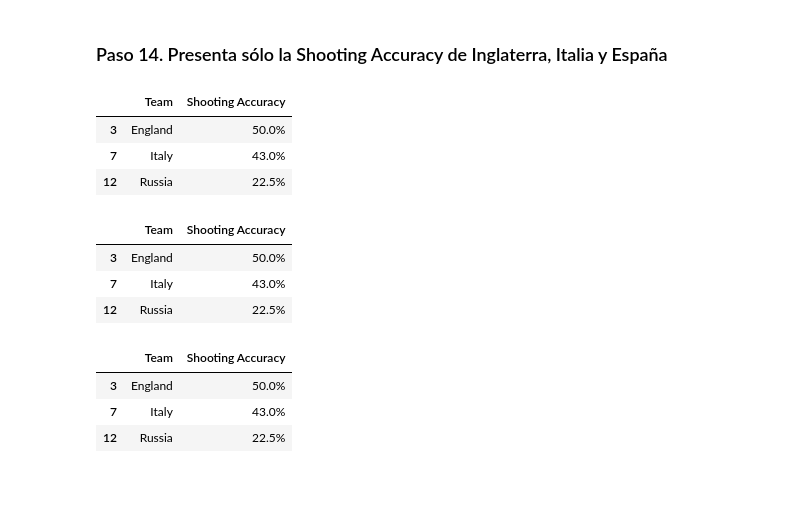
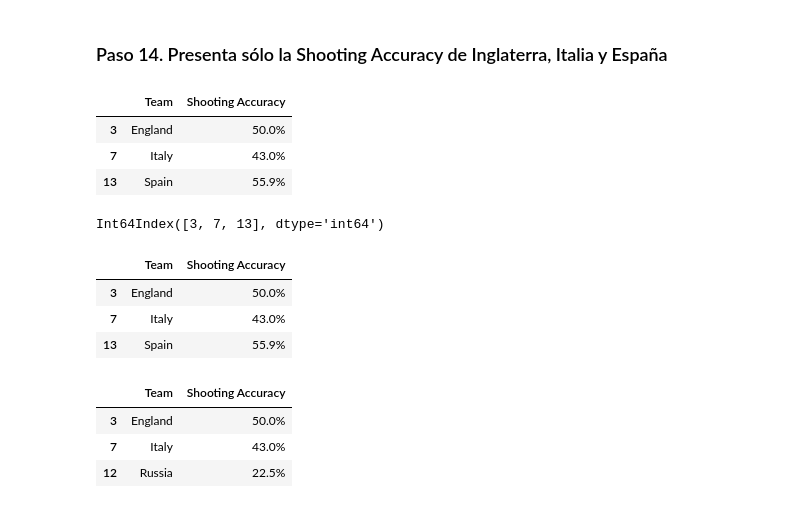
Before and after one commit to fercardiaz-tbs/DSPT_TBS_SVL_0923, a Jupyter notebook: 2-Data Analytics/4-Pandas/0-Ejercicios/3-Euro12/Euro12 corregido.ipynb, the cells around one changed output. Drawn from its saved outputs; the diff is of its cells as text; code cells hidden in the pictures.

```diff
--- a/2-Data Analytics/4-Pandas/0-Ejercicios/3-Euro12/Euro12 corregido.ipynb
+++ b/2-Data Analytics/4-Pandas/0-Ejercicios/3-Euro12/Euro12 corregido.ipynb
@@ -14,8 +14,8 @@ import numpy as np
 # %%
 pd.set_option('display.max_columns', None)
 # pd.set_option('display.max_rows', None)
-# euro12 = pd.read_csv('https://raw.githubusercontent.com/guipsamora/pandas_exercises/master/02_Filtering_%26_Sorting/Euro12/Euro_2012_stats_TEAM.csv')
-euro12 = pd.read_csv('Euro_2012_stats_TEAM.csv')
+euro12 = pd.read_csv('https://raw.githubusercontent.com/guipsamora/pandas_exercises/master/02_Filtering_%26_Sorting/Euro12/Euro_2012_stats_TEAM.csv')
+#euro12 = pd.read_csv('Euro_2012_stats_TEAM.csv')
 euro12
 # %% [output]
 |  | Team | Goals | Shots on target | Shots off target | Shooting Accuracy | % Goals-to-shots | ... |
@@ -292,21 +306,22 @@ euro12.iloc[:, :-3]
 # %% [markdown]
 ### Paso 14. Presenta sólo la Shooting Accuracy de Inglaterra, Italia y España
 # %%
-euro12.loc[[3,7,12],['Team','Shooting Accuracy']]
+euro12.loc[[3,7,13],['Team','Shooting Accuracy']]
 # %% [output]
 |  | Team | Shooting Accuracy |
 | 3 | England | 50.0% |
 | 7 | Italy | 43.0% |
-| 12 | Russia | 22.5% |
+| 13 | Spain | 55.9% |
 # %%
-# indices = euro12[euro12['Team'].isin(['England','Italy','Russia'])].index
-
-# euro12.loc[indices,['Team','Shooting Accuracy']]
+indices = euro12[euro12['Team'].isin(['England','Italy','Spain'])].index
+print(indices)
+euro12.loc[indices,['Team','Shooting Accuracy']]
 # %% [output]
+Int64Index([3, 7, 13], dtype='int64')
 |  | Team | Shooting Accuracy |
 | 3 | England | 50.0% |
 | 7 | Italy | 43.0% |
-| 12 | Russia | 22.5% |
+| 13 | Spain | 55.9% |
 # %%
 euro12[euro12['Team'].isin(['England','Italy','Russia'])][['Team','Shooting Accuracy']]
 # %% [output]
```
Also changed, not shown: parts of 4 cells of this notebook, 1 other file.
